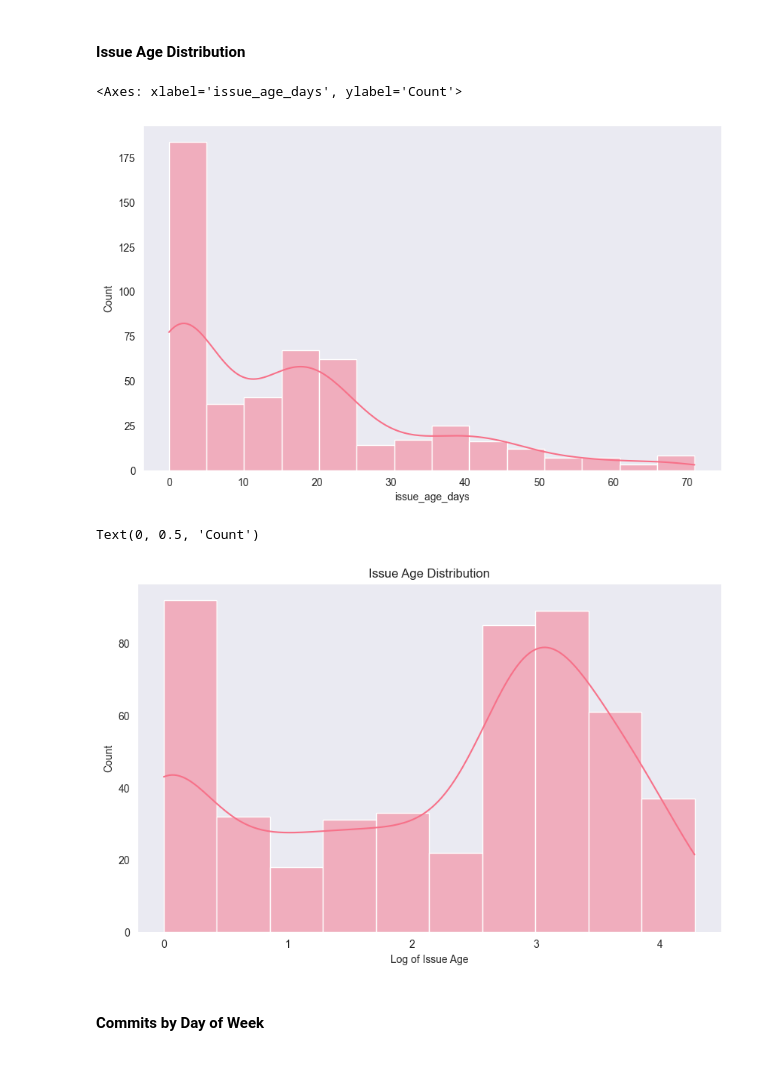
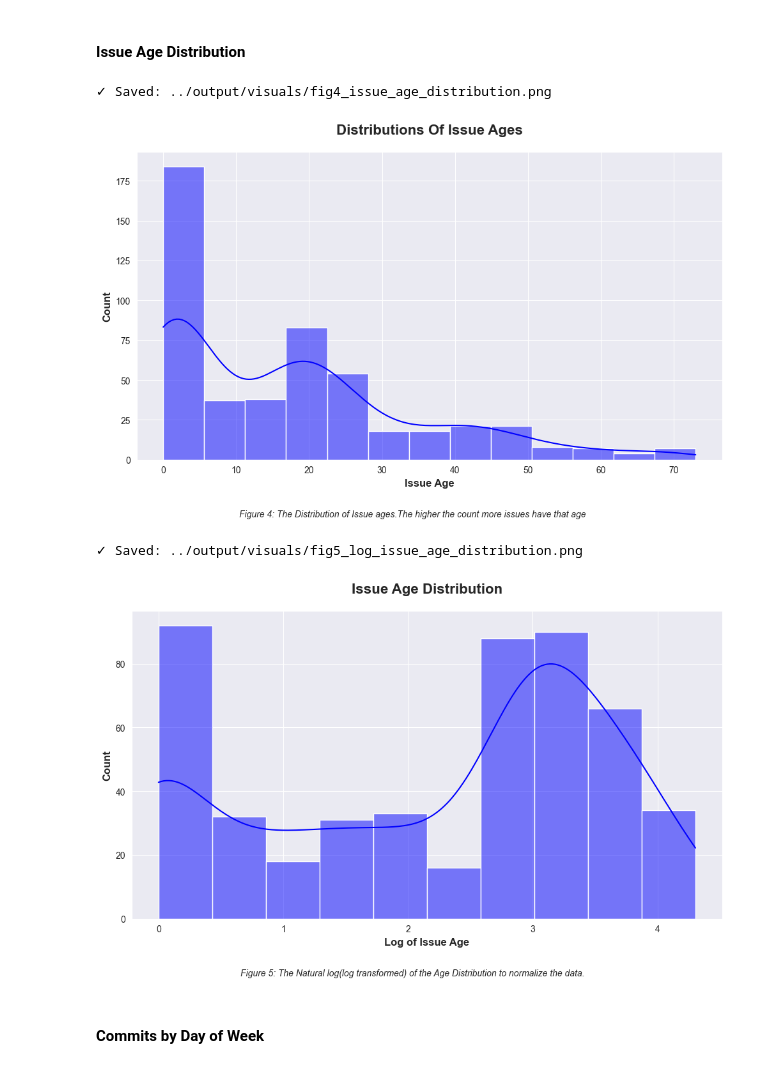
Before and after one commit to KevinOcran/openSourceHealthAnalysis, a Jupyter notebook: notebooks/analysis.ipynb, the cells around one changed output. Saved outputs shown, nothing was run; the diff lists cells and outputs as text; code cells hidden in the pictures.

```diff
--- a/notebooks/analysis.ipynb
+++ b/notebooks/analysis.ipynb
@@ -198,36 +231,66 @@ plt.tight_layout()
 #### Issue Age Distribution
 # %%
 #Check skewness of data:
-sns.set_style('dark')
-plt.figure(figsize=(10,6))
+sns.set_style('darkgrid')
+sns.set_palette('husl')
+fig, ax = plt.subplots(figsize=(10,6))
 sns.histplot(
     data=issues_df,
     x='issue_age_days',
     kde=True,
+    ax=ax,
+    color='Blue'
 )
+
+ax.set_title('Distributions Of Issue Ages', fontsize=16, fontweight='bold', pad=20)
+ax.set_xlabel('Issue Age', fontsize=12, fontweight='bold')
+ax.set_ylabel('Count', fontsize=12, fontweight='bold')
+
+caption=("Figure 4: The Distribution of Issue ages.The higher the count more issues have that age")
+fig.text(0.5, -0.05, caption, ha='center', fontsize=10, style='italic', wrap=True)
+
+plt.tight_layout()
+
+plt.savefig(output_dir/'fig4_issue_age_distribution.png',
+           dpi=85, bbox_inches='tight', facecolor='white')
+print(f"✓ Saved: {output_dir / 'fig4_issue_age_distribution.png'}")
 # %% [output]
-<Axes: xlabel='issue_age_days', ylabel='Count'>
+✓ Saved: ../output/visuals/fig4_issue_age_distribution.png
-[figure, old version]
+[figure, new version]
 # %%
 # Log Transform data using ln(x+1)
+sns.set_style('darkgrid')
+sns.set_palette("husl")
+
 issues_df['issue_age_days_log'] = np.log1p(issues_df['issue_age_days'])
 
 #Prepare plotting Area:
-sns.set_style('dark')
-plt.figure(figsize=(10,6))
+fig, ax = plt.subplots(figsize=(10,6))
 
 #Plot Data
 sns.histplot(
     data=issues_df,
     x='issue_age_days_log',
     kde=True,
+    ax=ax,
+    color='blue'
 )
-plt.title('Issue Age Distribution')
-plt.xlabel('Log of Issue Age')
-plt.ylabel('Count')
+ax.set_title('Issue Age Distribution', fontsize=16, fontweight='bold', pad=20)
+ax.set_xlabel('Log of Issue Age', fontsize=12, fontweight='bold')
+ax.set_ylabel('Count', fontsize=12, fontweight='bold')
+
+caption= ("Figure 5: The Natural log(log transformed) of the Age Distribution to normalize the data.")
+
+fig.text(0.5, -0.05, caption, ha='center', fontsize=10, style='italic', wrap=True )
+
+plt.tight_layout()
+
+plt.savefig(output_dir/'fig5_log_issue_age_distribution.png',
+           dpi=85, bbox_inches='tight',facecolor='white')
+print(f"✓ Saved: {output_dir / 'fig5_log_issue_age_distribution.png'}")
 # %% [output]
-Text(0, 0.5, 'Count')
+✓ Saved: ../output/visuals/fig5_log_issue_age_distribution.png
-[figure, old version]
+[figure, new version]
 # %% [markdown]
 #### Commits by Day of Week
 # %%
```
Also changed, not shown: parts of 6 cells of this notebook, 10 other files.
